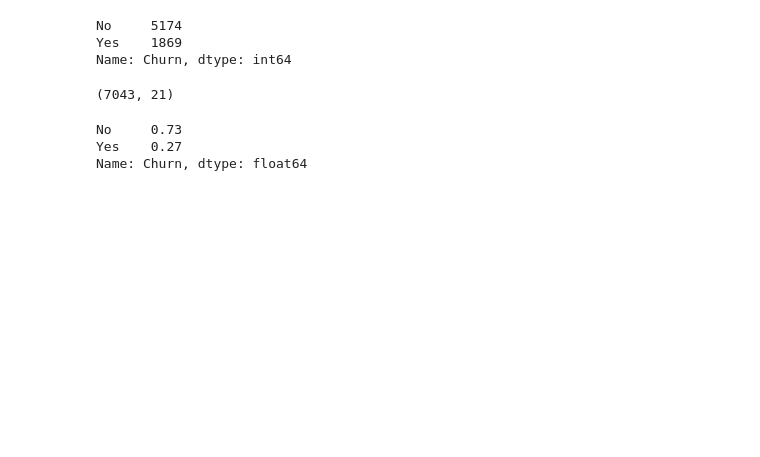
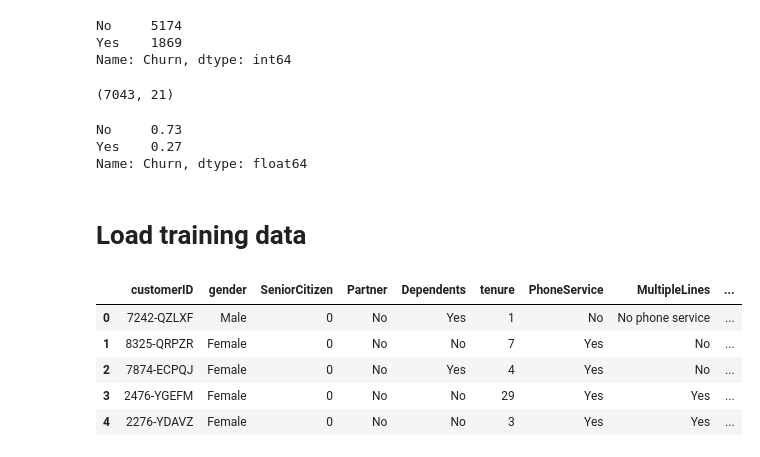
Before and after one commit to daanishrasheed/churn-model, a Jupyter notebook: notebooks/01. Initial Exploratory Data Analysis (EDA).ipynb, the cells around one changed output. Cells and saved outputs as stored; diff of their text form; code cells hidden in the pictures; blank space fills up the shorter version.

Commit message:
Load training data

```diff
--- a/notebooks/01. Initial Exploratory Data Analysis (EDA).ipynb
+++ b/notebooks/01. Initial Exploratory Data Analysis (EDA).ipynb
@@ -141,3 +140,16 @@ df.shape
 No     0.73
 Yes    0.27
 Name: Churn, dtype: float64
+# %% [markdown]
+# Load training data
+# %%
+X_train, y_train = load_training_data()
+# %%
+X_train.head()
+# %% [output]
+|  | customerID | gender | SeniorCitizen | Partner | Dependents | tenure | PhoneService | MultipleLines | ... |
+| 0 | 7242-QZLXF | Male | 0 | No | Yes | 1 | No | No phone service | ... |
+| 1 | 8325-QRPZR | Female | 0 | No | No | 7 | Yes | No | ... |
+| 2 | 7874-ECPQJ | Female | 0 | No | Yes | 4 | Yes | No | ... |
+| 3 | 2476-YGEFM | Female | 0 | No | No | 29 | Yes | Yes | ... |
+| 4 | 2276-YDAVZ | Female | 0 | No | No | 3 | Yes | Yes | ... |
```
Also changed, not shown: parts of 12 cells of this notebook.
